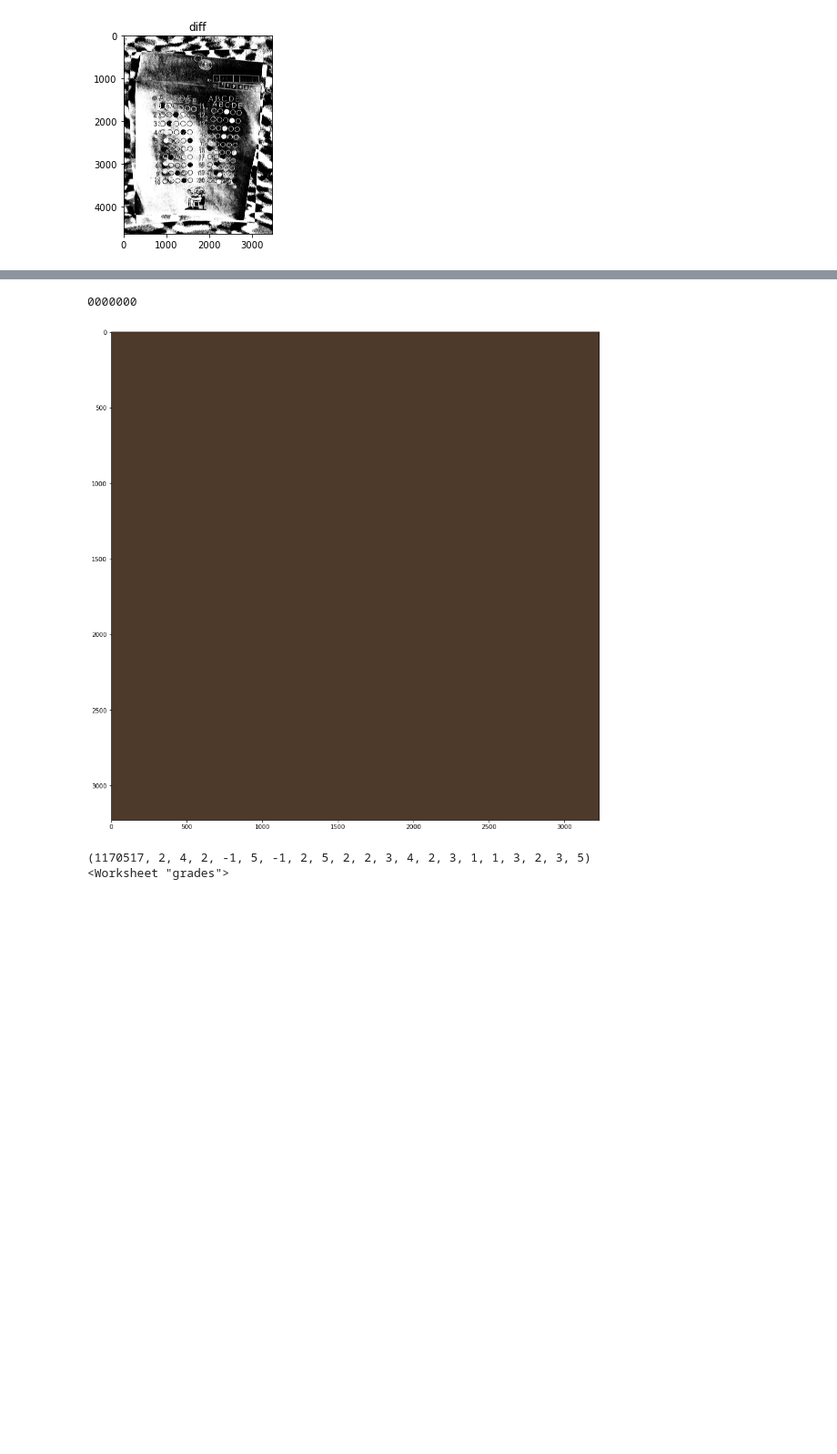
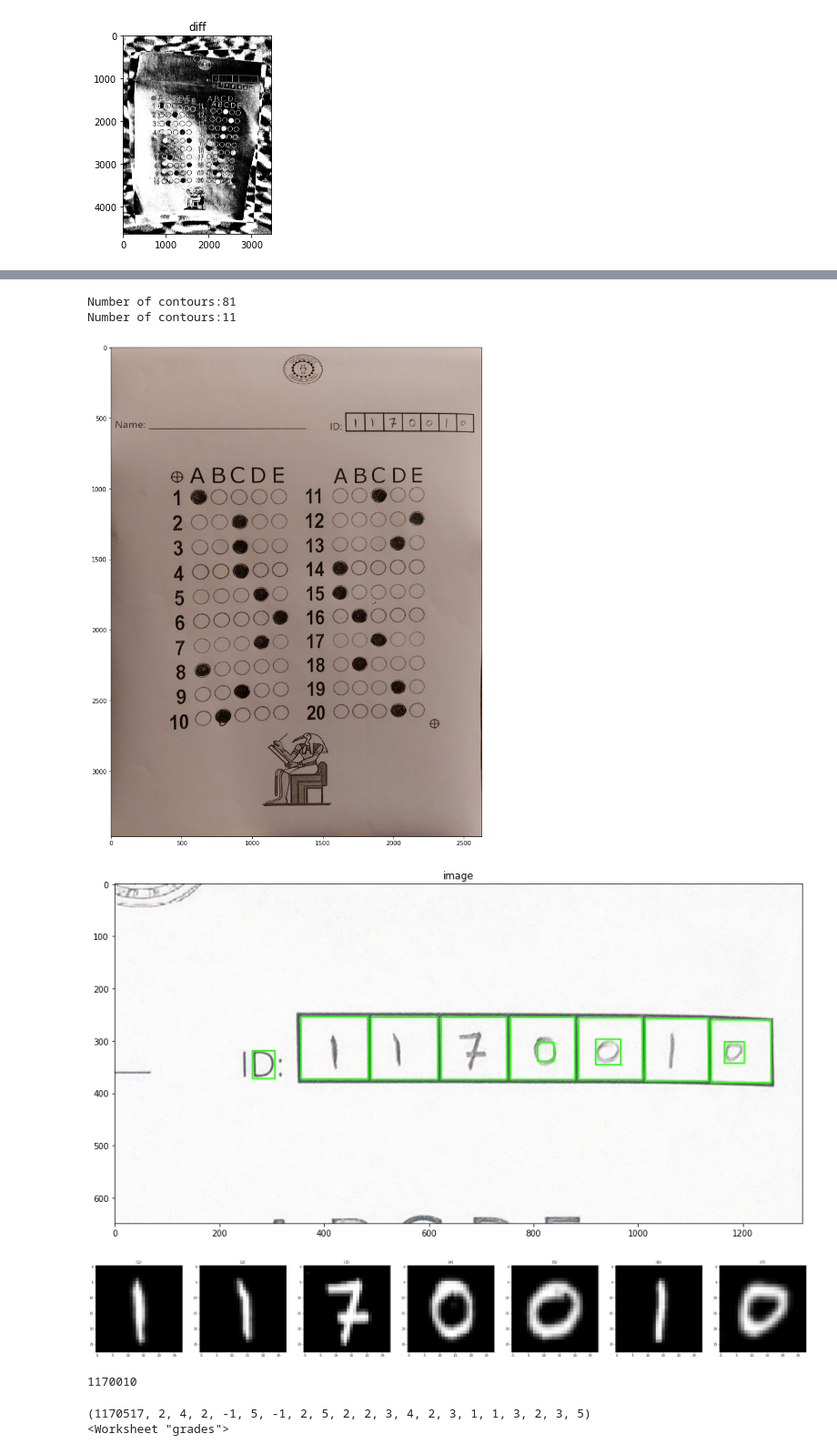
Before and after one commit to cufechs/Bubble-Sheet-Corrector, a Jupyter notebook: Playground/Evaluate_Answers/Evaluate_answers.ipynb, the cells around one changed output, grey strips where cells are left out. Shown at 91% size. Drawn from its saved outputs; the diff is of its cells as text; code cells hidden in the pictures; blank space fills up the shorter version.

```diff
--- a/Playground/Evaluate_Answers/Evaluate_answers.ipynb
+++ b/Playground/Evaluate_Answers/Evaluate_answers.ipynb
@@ -405,12 +257,16 @@ Grade: 2/20
 # %%
 #get ID
 image = io.imread('solved_images/4.jpg')
 plt.figure(figsize=(15, 15)); plt.imshow(perspective_correction(image)[0])
-idd = get_id(image, id_length=7, show_info=False)
+idd = get_id(image, id_length=7, show_info=True, correct_perspective=True)
 print(idd)
 # %% [output]
-0000000
+Number of contours:81
+Number of contours:11
-[figure, old version]
+[figure, new version]
+[figure, added]
+[figure, added]
+1170010
 # %%
 id = 1170517
 currAnswers = currAnswers.tolist()
```
Also changed, not shown: parts of 16 cells of this notebook, 3 other files.
